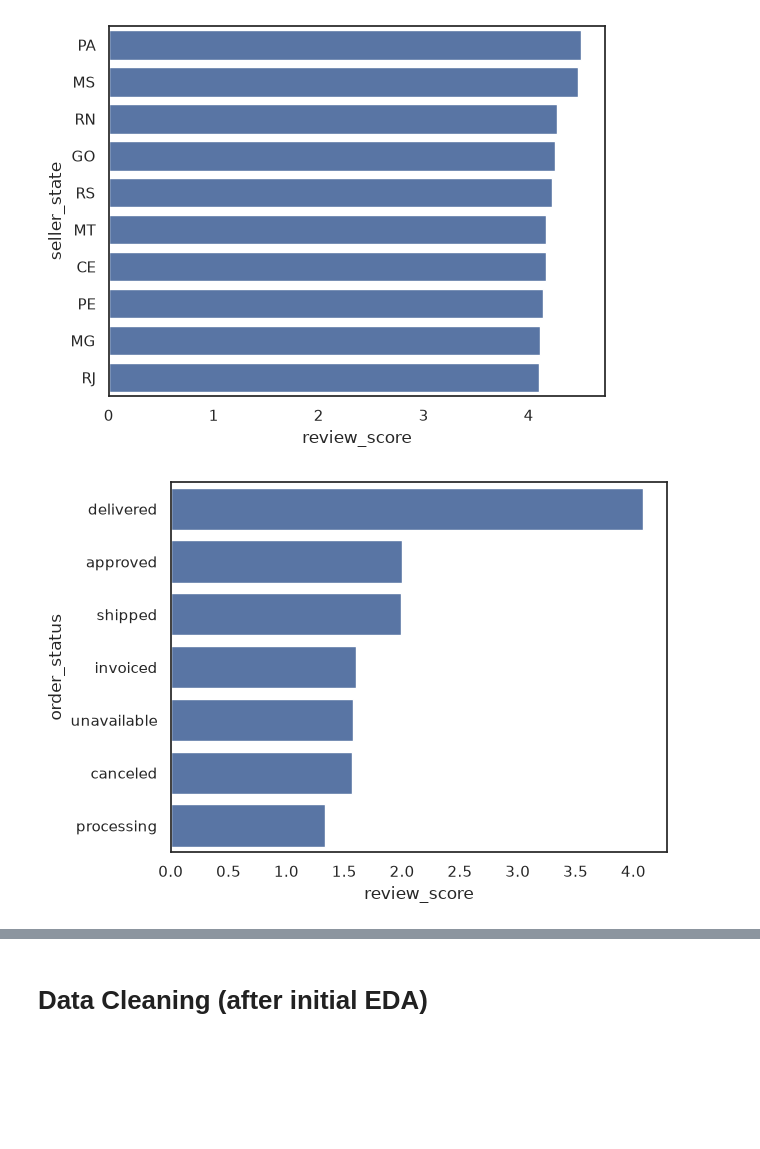
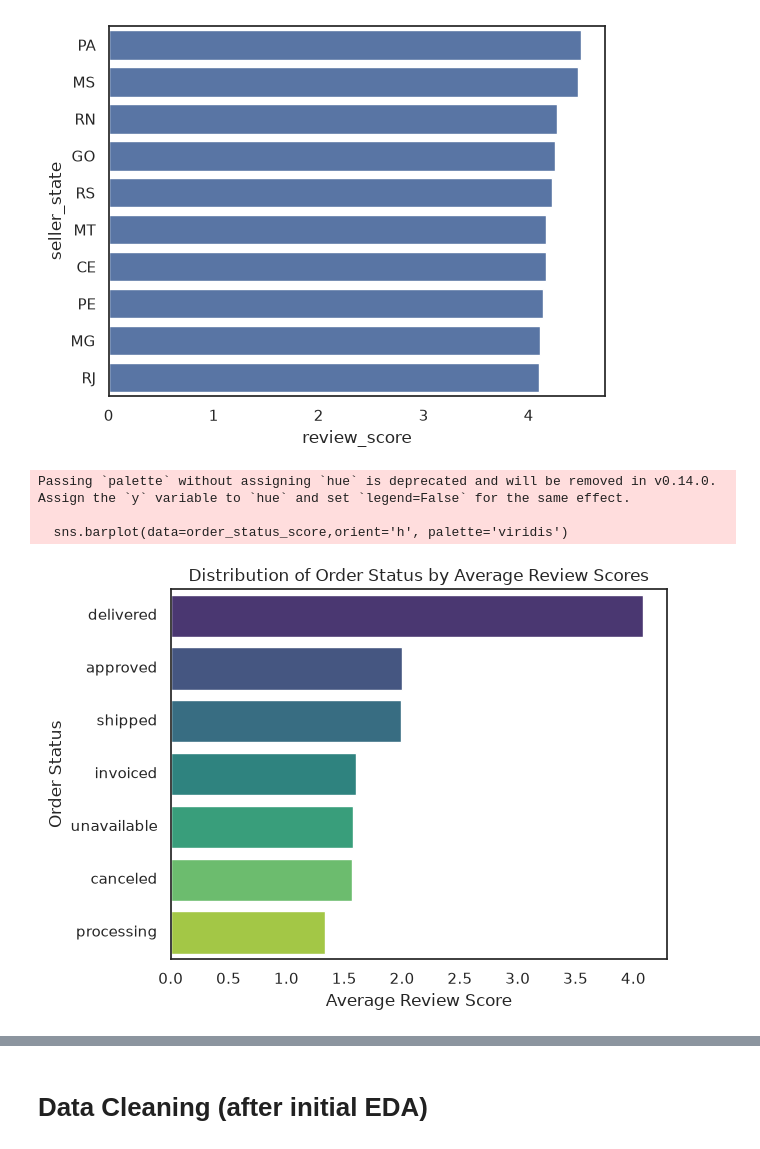
Before and after one commit to skinnyfrit/ay2627-tcx3901, a Jupyter notebook: EDA.ipynb, the cells around one changed output, grey strips where cells are left out. Drawn from its saved outputs; the diff is of its cells as text; code cells hidden in the pictures; blank space fills up the shorter version.

Commit message:
Updated README with completed tasks, added more charts and cleaning

```diff
--- a/EDA.ipynb
+++ b/EDA.ipynb
@@ -626,12 +699,3 @@ def format_labels(labels):
  'customer_zip_code_prefix',
  'customer_city',
  'customer_state']
-# %%
-# print(df.isna().sum())
-
-for cat in df[df['review_id'].isna() == True]['order_status'].unique():
-    print(cat)
-    count = df[(df['review_id'].isna() == True) & (df['order_status'] == cat)]['order_id'].count()
-    print(f"Count: {count}, {count/df['order_id'].count():.2%}")
-
-df = df[df['review_id'].isna() == False]
@@ -662,0 +737,21 @@ plt.show()
+# %%
+df_no_id = df.drop(columns=['order_id', 'order_item_id', 'product_id', 'seller_id','customer_id','customer_unique_id','seller_id','review_id'])
+df_reduced = df_no_id[['review_score','price','freight_value','product_photos_qty',
+                       'payment_sequential','payment_installments_total',
+                       'carrier_delivered_offset', 'customer_eta_from_purchase_days',
+                       'customer_delivered_offset', 'approval_duration', 'customer_eta_from_approval_days']]
+corr = df_reduced.corr()
+# print(type(corr))
+# ticklabels = ['price', 'freight value', '(product) desc length', '(product) photos qty', 'review score', '(payment) sequential', '(payment) instalments', 'seller zip code', 'customer zip code']
+label = format_labels(list(df_reduced.columns))
+
+sns.set_theme(style="white")
+cmap = sns.diverging_palette(230, 20, as_cmap=True)
+mask = np.triu(np.ones_like(corr, dtype=bool))
+
+sns.heatmap(corr, cmap=cmap, annot=True, fmt=".2f",mask=mask, square = True, annot_kws={'size': 8}, xticklabels=label, yticklabels=label)
+plt.tick_params(axis='both', labelsize=10)
+plt.yticks(va='center', rotation_mode='anchor')
+plt.xticks(ha='right', rotation_mode='xtick')
+plt.title('Correlation Matrix of Review Score, Price, Freight Value and new features')
+plt.show()
@@ -734,15 +866,18 @@ plt.show()
 # %%
 order_status_score = df.groupby('order_status')['review_score'].mean().nlargest(10)
 labels = list(order_status_score.index)
 
-sns.barplot(data=order_status_score,orient='h')
-# plt.title('Top 10 Categories by Average Review Scores')
-# plt.xlabel('Review')
-# plt.ylabel('Product Categories')
-# plt.yticks(labels, format_labels(labels), va='center', rotation_mode='anchor')
+sns.barplot(data=order_status_score,orient='h', palette='viridis')
+plt.title('Distribution of Order Status by Average Review Scores')
+plt.xlabel('Average Review Score')
+plt.ylabel('Order Status')
+plt.yticks(labels, format_labels(labels), va='center', rotation_mode='anchor')
 plt.show()
 # %% [output]
+Passing `palette` without assigning `hue` is deprecated and will be removed in v0.14.0. Assign the `y` variable to `hue` and set `legend=False` for the same effect.
+
+  sns.barplot(data=order_status_score,orient='h', palette='viridis')
-[figure, old version]
+[figure, new version]
 # %%
 payment_type_score = df.groupby('payment_type_all')['review_score'].mean().nlargest(10)
 labels = list(payment_type_score.index)
```
Also changed, not shown: parts of 28 cells of this notebook, 1 other file.
